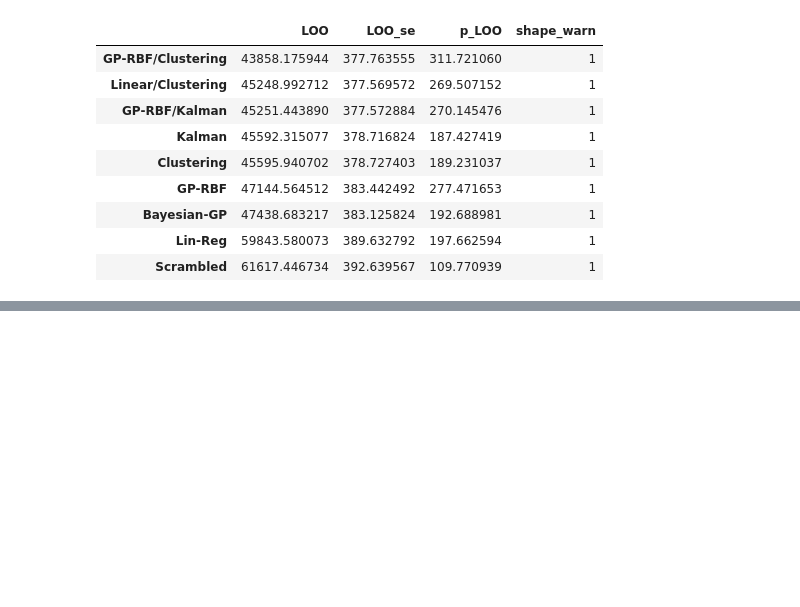
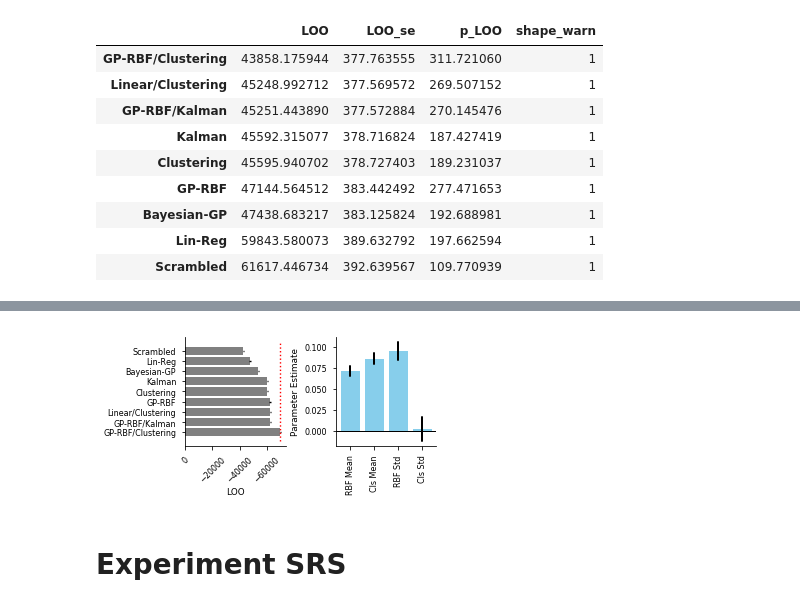
Before and after one commit to nicktfranklin/StructuredBandits, a Jupyter notebook: Model Fits and Parameter plots.ipynb, the cells around one changed output, grey strips where cells are left out. Cells and saved outputs as stored; diff of their text form; code cells hidden in the pictures; blank space fills up the shorter version.

Commit message:
finished model fits

```diff
--- a/Model Fits and Parameter plots.ipynb
+++ b/Model Fits and Parameter plots.ipynb
@@ -138,0 +146,4 @@ _ = plot_results(loo, summary)
+# %%
+loo = pd.read_pickle('Data/model_fits/model_fits_exp_shifted.pkl').sort_values('LOO')
+summary = pd.read_pickle('Data/model_fits/model_params_exp_shifted_rbf_cls.pkl')
+loo
@@ -138,0 +161,11 @@ _ = plot_results(loo, summary)
+# %%
+# calculate chance
+n = len(pd.read_csv('Data/exp_shifted/gprbfshifted.csv')) # n_subj * n_trails_per_subj
+n_arms = 8
+chance_loo = -2 * n * np.log(1. / n_arms)
+
+_ = plot_results(loo, summary, chance_loo)
+# %% [output]
+[figure, added]
+# %% [markdown]
+# Experiment SRS
```
Also changed, not shown: parts of 8 cells of this notebook, 21 other files.
